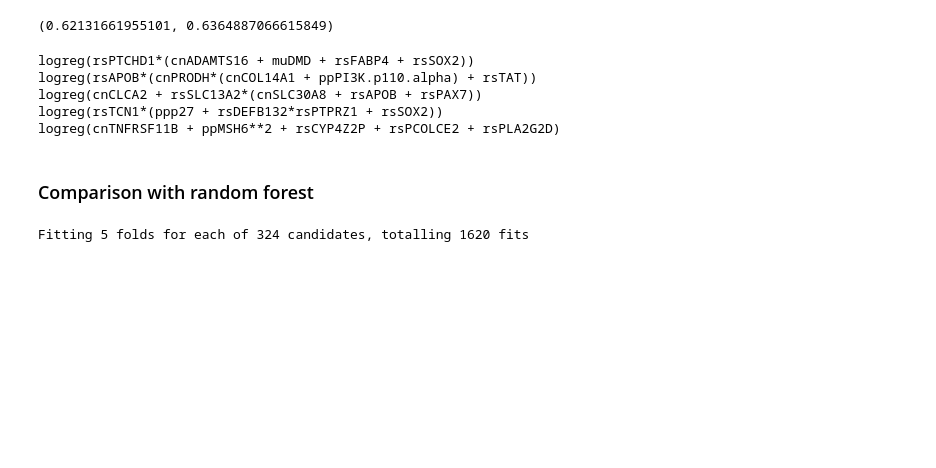
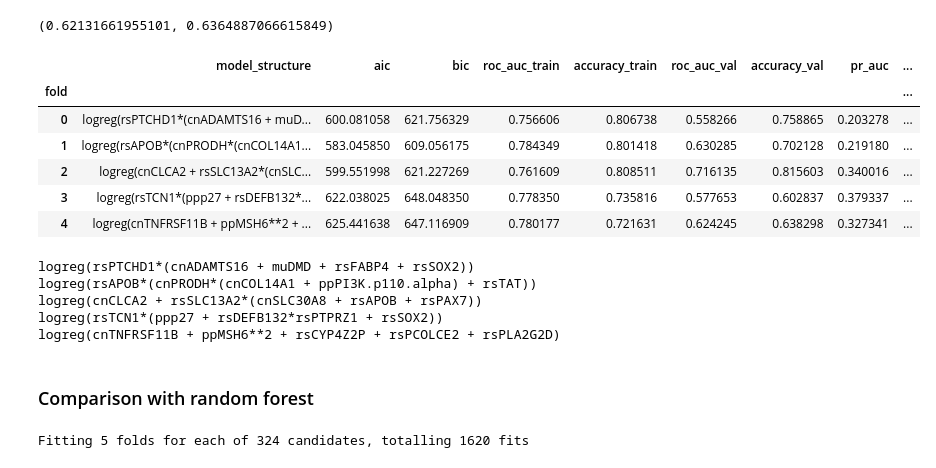
Before and after one commit to abzu-ai/QLattice-clinical-omics, a Jupyter notebook: notebooks/bc_case_multi.ipynb, the cells around one changed output. Saved outputs shown, nothing was run; the diff lists cells and outputs as text; code cells hidden in the pictures; blank space fills up the shorter version.

```diff
--- a/notebooks/bc_case_multi.ipynb
+++ b/notebooks/bc_case_multi.ipynb
@@ -137,6 +157,16 @@ results10 = crossvalidation_as_framework(data,
 results10.groupby("fold").first().roc_auc_val.mean(), results10.roc_auc_val.mean()
 # %% [output]
 (0.62131661955101, 0.6364887066615849)
+# %%
+results10.groupby("fold").first()
+# %% [output]
+|  | model_structure | aic | bic | roc_auc_train | accuracy_train | roc_auc_val | accuracy_val | pr_auc | ... |
+| fold |  |  |  |  |  |  |  |  | ... |
+| 0 | logreg(rsPTCHD1*(cnADAMTS16 + muD... | 600.081058 | 621.756329 | 0.756606 | 0.806738 | 0.558266 | 0.758865 | 0.203278 | ... |
+| 1 | logreg(rsAPOB*(cnPRODH*(cnCOL14A1... | 583.045850 | 609.056175 | 0.784349 | 0.801418 | 0.630285 | 0.702128 | 0.219180 | ... |
+| 2 | logreg(cnCLCA2 + rsSLC13A2*(cnSLC... | 599.551998 | 621.227269 | 0.761609 | 0.808511 | 0.716135 | 0.815603 | 0.340016 | ... |
+| 3 | logreg(rsTCN1*(ppp27 + rsDEFB132*... | 622.038025 | 648.048350 | 0.778350 | 0.735816 | 0.577653 | 0.602837 | 0.379337 | ... |
+| 4 | logreg(cnTNFRSF11B + ppMSH6**2 + ... | 625.441638 | 647.116909 | 0.780177 | 0.721631 | 0.624245 | 0.638298 | 0.327341 | ... |
 # %%
 for model in results10.groupby("fold").first().model_structure:
     print(model)
```
Also changed, not shown: parts of 2 cells of this notebook.
